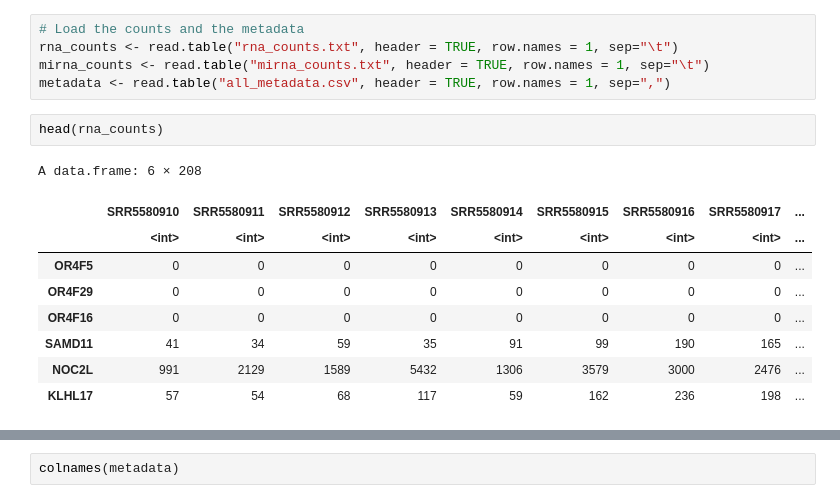
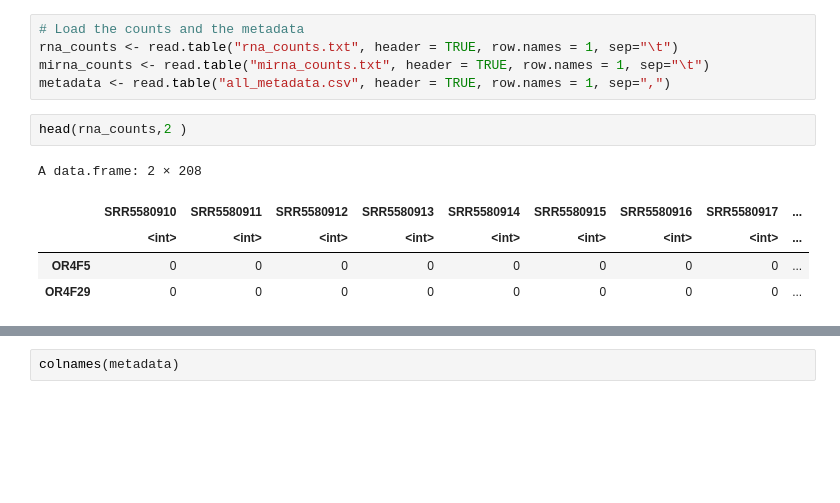
Before and after one commit to sbustamante21/crc_weighted_network, a Jupyter notebook: network_const.ipynb, the cells around one changed output, grey strips where cells are left out. Drawn from its saved outputs; the diff is of its cells as text; blank space fills up the shorter version.

```diff
--- a/network_const.ipynb
+++ b/network_const.ipynb
@@ -25,15 +9,11 @@ rna_counts <- read.table("rna_counts.txt", header = TRUE, row.names = 1, sep="\t
 mirna_counts <- read.table("mirna_counts.txt", header = TRUE, row.names = 1, sep="\t")
 metadata <- read.table("all_metadata.csv", header = TRUE, row.names = 1, sep=",")
 # %%
-head(rna_counts)
+head(rna_counts,2 )
 # %% [output]
-A data.frame: 6 × 208
+A data.frame: 2 × 208
 |  | SRR5580910 | SRR5580911 | SRR5580912 | SRR5580913 | SRR5580914 | SRR5580915 | SRR5580916 | SRR5580917 | ... |
 |  | <int> | <int> | <int> | <int> | <int> | <int> | <int> | <int> | ... |
 | OR4F5 | 0 | 0 | 0 | 0 | 0 | 0 | 0 | 0 | ... |
 | OR4F29 | 0 | 0 | 0 | 0 | 0 | 0 | 0 | 0 | ... |
-| OR4F16 | 0 | 0 | 0 | 0 | 0 | 0 | 0 | 0 | ... |
-| SAMD11 | 41 | 34 | 59 | 35 | 91 | 99 | 190 | 165 | ... |
-| NOC2L | 991 | 2129 | 1589 | 5432 | 1306 | 3579 | 3000 | 2476 | ... |
-| KLHL17 | 57 | 54 | 68 | 117 | 59 | 162 | 236 | 198 | ... |
 # %%
```
Also changed, not shown: parts of 52 cells of this notebook.
